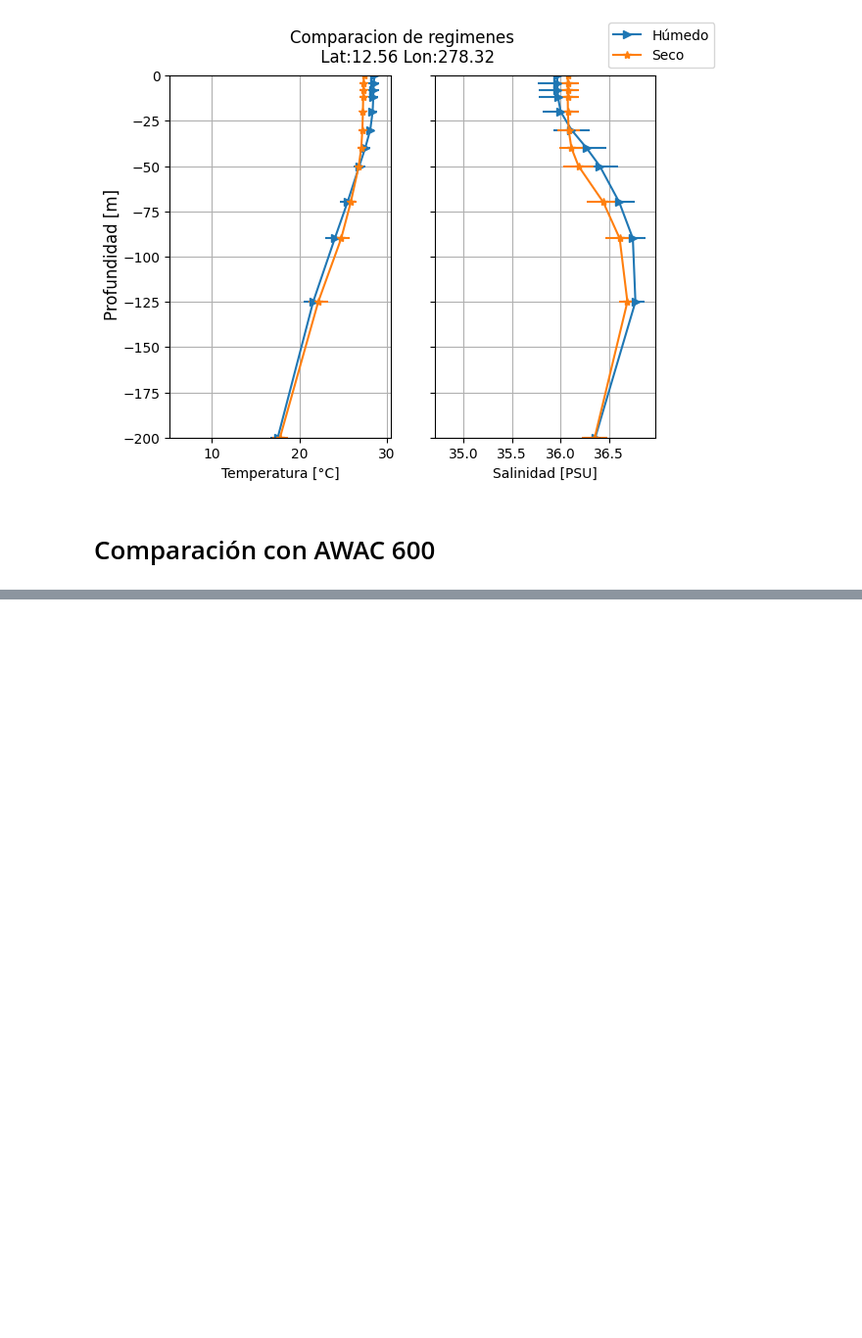
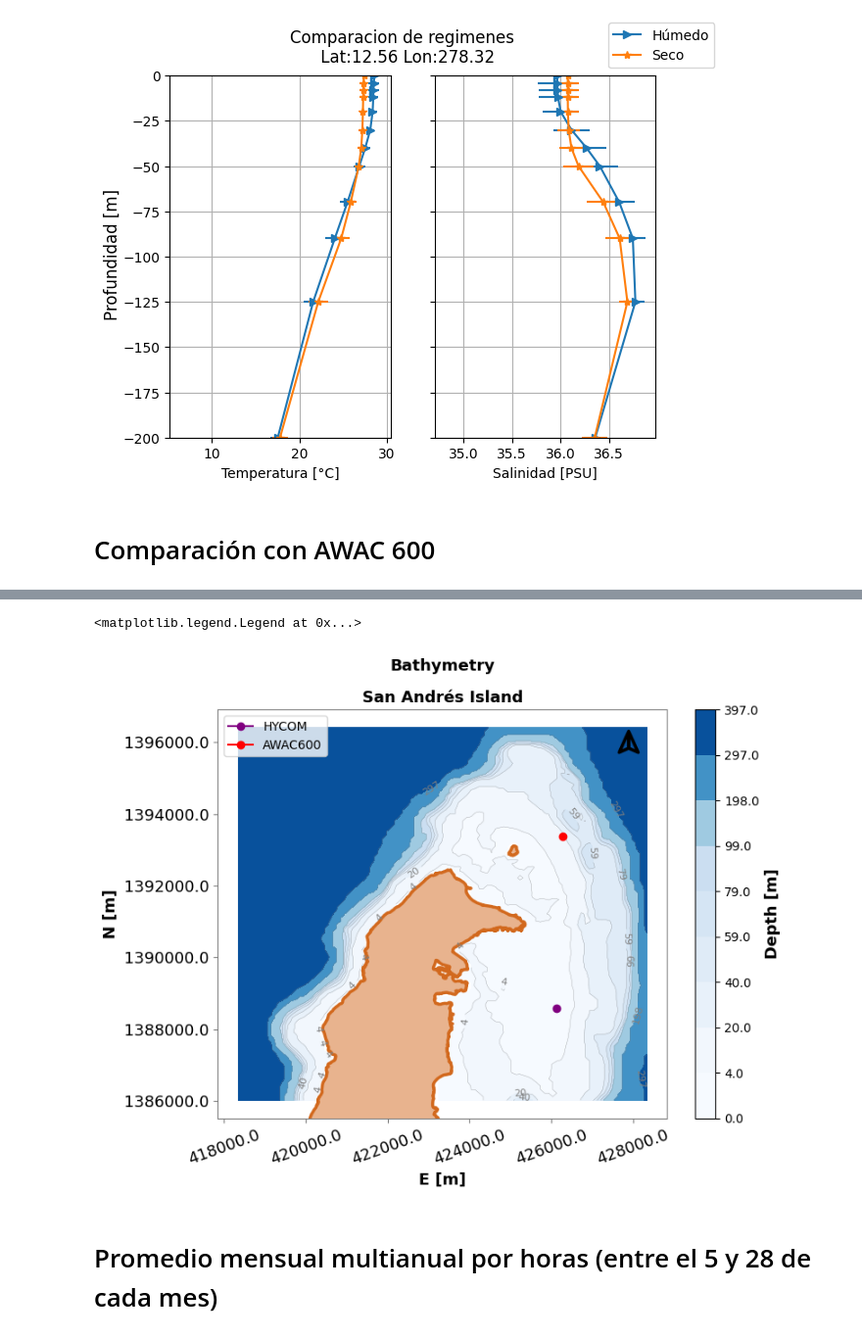
Before and after one commit to paespinosao/Master_Hydraulic_Resources, a Jupyter notebook: BASES_DE_DATOS/CLIMATOLOGIA_HYCOM/Scripts/Climatologia_hycom_JDTT.ipynb, the cells around one changed output, grey strips where cells are left out. Shown at 98% size. Cells and saved outputs as stored; diff of their text form; code cells hidden in the pictures; blank space fills up the shorter version.

```diff
--- a/BASES_DE_DATOS/CLIMATOLOGIA_HYCOM/Scripts/Climatologia_hycom_JDTT.ipynb
+++ b/BASES_DE_DATOS/CLIMATOLOGIA_HYCOM/Scripts/Climatologia_hycom_JDTT.ipynb
@@ -689,0 +973,35 @@ plt.xlabel('Tiempo'), plt.ylabel('Temperatura [°C]')
+# %%
+path_bat = r"/content/drive/MyDrive/MODELO_NUMERICO/BATIMETRIA/BAT_NORTE_RECTANGULAR_100m"
+# path = r'G:\My Drive\TESIS_MAESTRIA_PAULAE\MODELO_NUMERICO\BATIMETRIA\BAT_NORTE_RECTANGULAR_100m'
+# path = r'C:\Users\paula\Desktop\BAT_SAI_NORTE_3D_V2'
+name_file_grid = 'BAT_SAI_NORTE.grd'
+name_file_deep = 'BAT_SAI_NORTE.dep'
+name_file_coast = 'COAST_LINE.mat'
+
+# num_lineas = 31
+# n_rows = 238 #83
+# n_cols = 155
+
+num_lineas = 21
+n_rows = 106 #83
+n_cols = 102
+
+df_lc = read_coast_line (path= path_bat, name_file = name_file_coast)
+X, Y, Z = read_grid_file_d3d(num_btw_lines = num_lineas, ncols = n_cols,
+                             nrows = n_rows, path = path_bat, name_file_grid = name_file_grid, name_file_deep = name_file_deep)
+df_bat_sai = df_project_grid_grid(n_cols = n_cols, n_rows = n_rows, X= X, Y = Y)
+bat_figure(df_lc= df_lc,X= X, Y= Y, Z=Z[:-1,:-1], delta_lim= 500,delta = 450 ,size = (8, 6), active_puntos_obs = False)
+
+#Ubicamos el punto de Hycom y del AWAC600
+HYCOM=[-81.679993, 12.560000]
+HYCOM_xy=proj_ZONE17(HYCOM[0],HYCOM[1])
+AWAC600=[-81.678766, 12.603483]
+AWAC600_xy=proj_ZONE17(AWAC600[0],AWAC600[1])
+plt.plot(HYCOM_xy[0],HYCOM_xy[1], marker='o', color='purple',label='HYCOM')
+plt.plot(AWAC600_xy[0],AWAC600_xy[1], marker='o', color='red', label='AWAC600')
+plt.legend()
+# %% [output]
+<matplotlib.legend.Legend at 0x...>
+[figure, added]
+# %% [markdown]
+# Promedio mensual multianual por horas (entre el 5 y 28 de cada mes)
```
Also changed, not shown: parts of 8 cells of this notebook, 12 other files.
